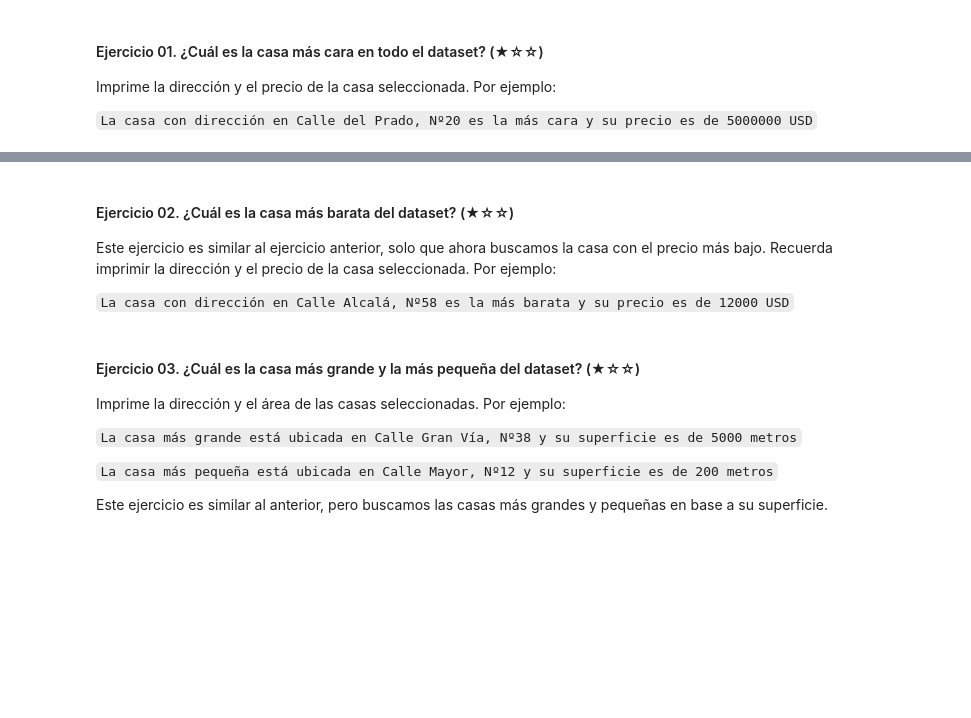
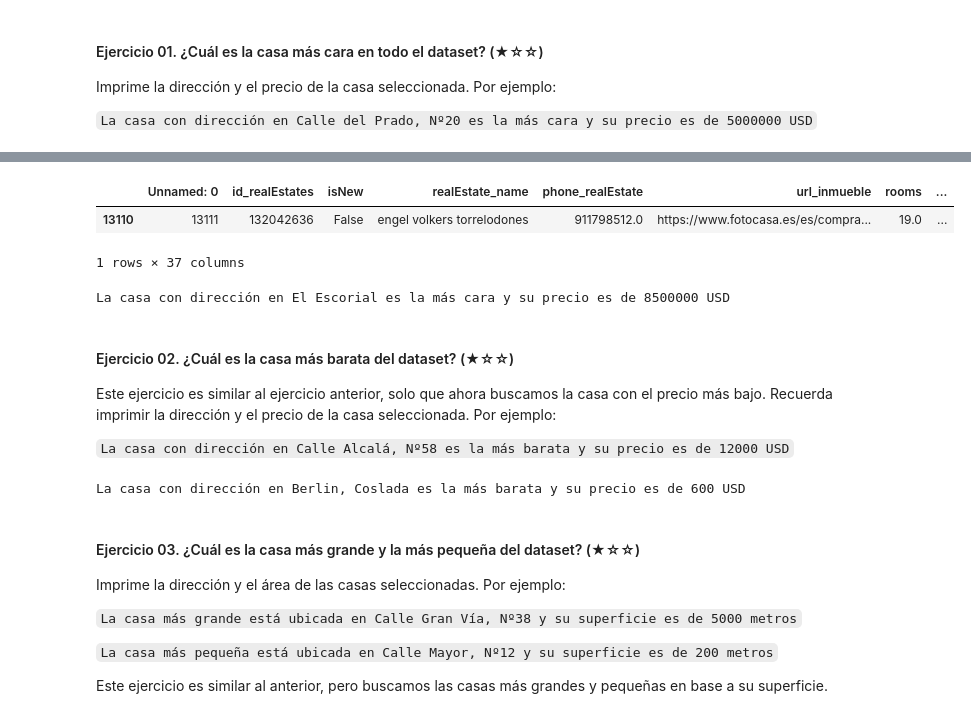
Before and after one commit to mfvilches/data-clean-up-pandas-for-beginners-project, a Jupyter notebook: project.es.ipynb, the cells around one changed output, grey strips where cells are left out. Drawn from its saved outputs; the diff is of its cells as text; code cells hidden in the pictures; blank space fills up the shorter version.

```diff
--- a/project.es.ipynb
+++ b/project.es.ipynb
@@ -137,3 +154,14 @@ Imprime la dirección y el precio de la casa seleccionada. Por ejemplo:
+# %%
+fila_casa_mas_cara = ds[ds['price']== max(ds['price'])]
+fila_casa_mas_cara
+# %% [output]
+|  | Unnamed: 0 | id_realEstates | isNew | realEstate_name | phone_realEstate | url_inmueble | rooms | ... |
+| 13110 | 13111 | 132042636 | False | engel volkers torrelodones | 911798512.0 | https://www.fotocasa.es/es/compra... | 19.0 | ... |
+1 rows × 37 columns
+# %%
+print(f'La casa con dirección en {str(fila_casa_mas_cara.address.values[0])} es la más cara y su precio es de {str(fila_casa_mas_cara.price.iloc[0])} USD')
+# %% [output]
+La casa con dirección en El Escorial es la más cara y su precio es de 8500000 USD
 # %% [markdown]
 #### Ejercicio 02. ¿Cuál es la casa más barata del dataset? (★☆☆)
 
@@ -142,6 +170,11 @@ Este ejercicio es similar al ejercicio anterior, solo que ahora buscamos la casa
 `La casa con dirección en Calle Alcalá, Nº58 es la más barata y su precio es de 12000 USD`
 # %%
 # TODO
+casas_valor_mayor_0 = ds[ds['price']>0]
+fila_casa_mas_barata = casas_valor_mayor_0[casas_valor_mayor_0['price']== min(casas_valor_mayor_0['price'])]
+print(f'La casa con dirección en {str(fila_casa_mas_barata.address.values[0])} es la más barata y su precio es de {str(fila_casa_mas_barata.price.iloc[0])} USD')
+# %% [output]
+La casa con dirección en Berlin, Coslada es la más barata y su precio es de 600 USD
 # %% [markdown]
 #### Ejercicio 03. ¿Cuál es la casa más grande y la más pequeña del dataset? (★☆☆)
 
```
Also changed, not shown: parts of 2 cells of this notebook.
